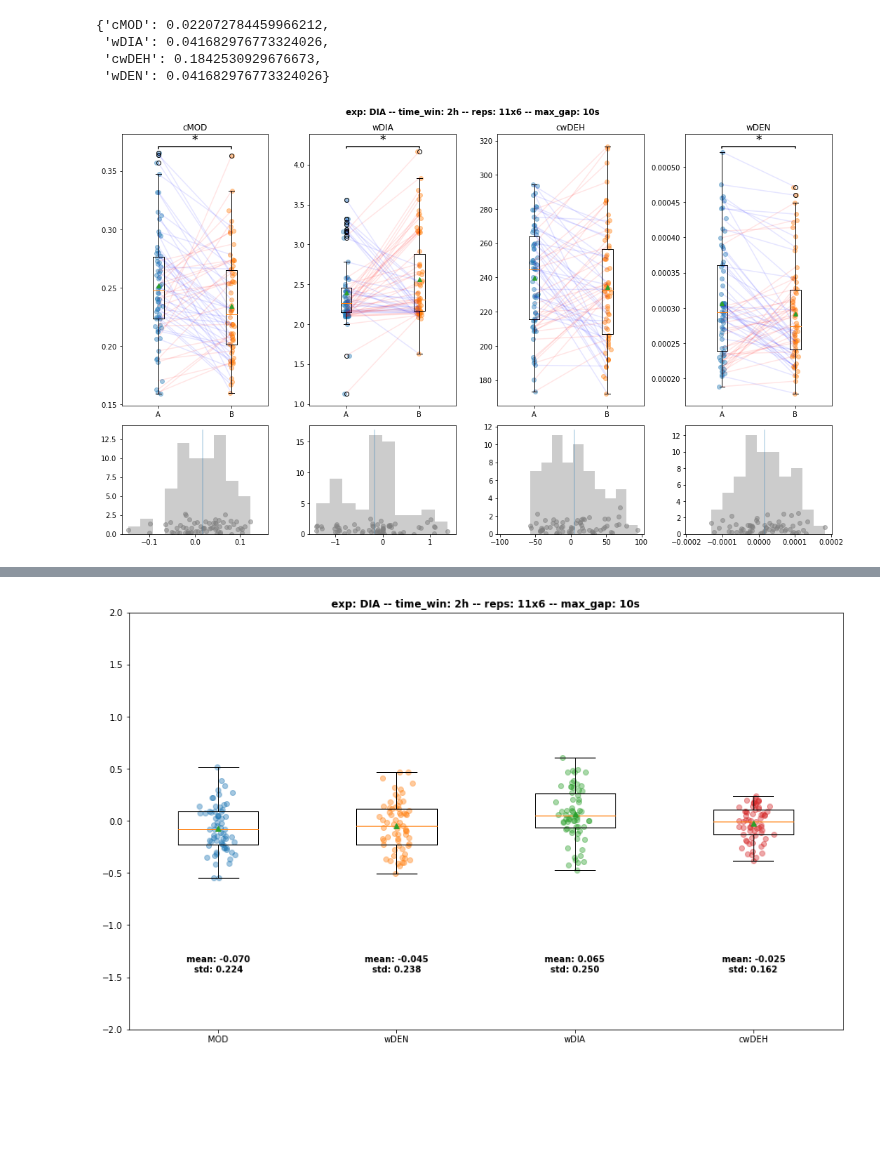
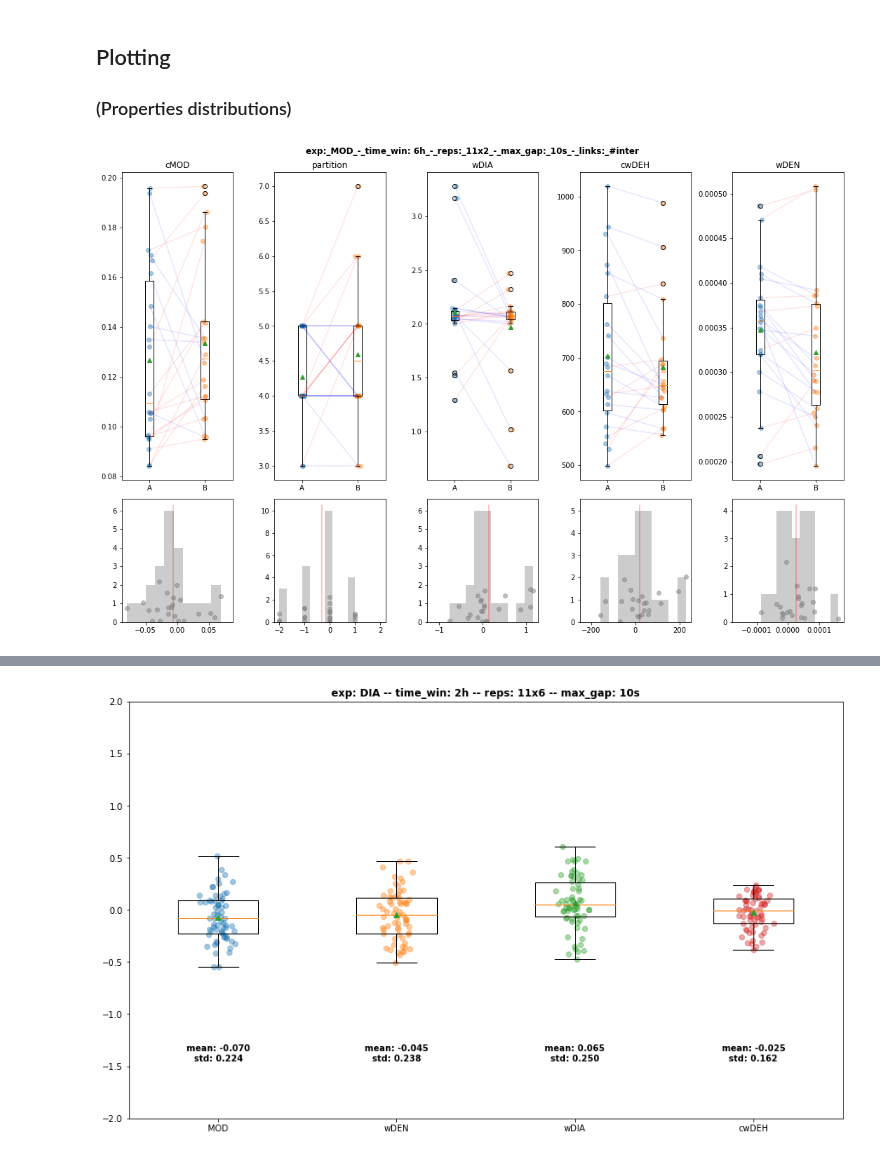
Before and after one commit to EnricoGavagnin/nest_topology_analysis, a Jupyter notebook: NTM_df_prop_processing.ipynb, the cells around one changed output, grey strips where cells are left out. Drawn from its saved outputs; the diff is of its cells as text; code cells hidden in the pictures; blank space fills up the shorter version.

```diff
--- a/NTM_df_prop_processing.ipynb
+++ b/NTM_df_prop_processing.ipynb
@@ -15,9 +24,9 @@ df = pd.read_pickle('data/prop_data_2_ni_NEST.pkl').drop_duplicates()
 # %%
 # --------- FILTERING ------------
 reps_discarded = [20,41]
-exp = 'DIA'
+exp = 'MOD'
 
-time_win = 2 #h
+time_win = 6 #h
 max_gap = 10 #s
 
 df_filt = df.loc[(df.time_win==3600 * time_win) &
@@ -32,4 +41,3 @@ rep_to_colony = {i: i for i in range(57)}
 
 # Export dataframe for stats
 df_filt.to_csv('NTM_df_stats.csv')
-df_filt
@@ -57,18 +53,17 @@ rm(list=ls())
 library(lme4)
 library(car)
 
-prop_list <- c('cMOD','wDIA','cwDEH','wDEN')
-dat <- read.csv("NTM_df_stats.csv",header=T,stringsAsFactors = F)
+prop_list <- c('cMOD','partition','wDIA','cwDEH','wDEN')
+dat <- read.csv("NTM_df_stats.csv", header=T, stringsAsFactors = F)
   # list of properties for the LMER test
 pv_list <- integer(0)
 
-print(dat$head)
 if (dat$time_win[1] == 12*3600){rf <- ' ~ exp +(1|rep)'}
     else{rf <- ' ~ exp +(1|rep)+(1|h)'}
 
 for (prop in prop_list){
     model <- lmer(formula(paste(prop,rf)), data = dat)
-    print(summary(model))
+    #print(summary(model))
     pv_list <- c(pv_list, as.numeric(Anova(model)["exp","Pr(>Chisq)"]))
 }
 
@@ -118,14 +86,16 @@ expDIAb -0.168
 # %%
 pv_dict = {prop_list[i]: pv_adj[i] for i in range(len(pv_adj))}
 pv_dict
+prop_list = list(pv_dict.keys())
-# %% [output]
-{'cMOD': 0.022072784459966212,
- 'wDIA': 0.041682976773324026,
- 'cwDEH': 0.1842530929676673,
- 'wDEN': 0.041682976773324026}
+# %% [markdown]
+## Plotting
+### (Properties distributions)
 # %%
+
 # Raw data specific property
-fig, axs = plt.subplots(2, len(prop_list), gridspec_kw={'height_ratios': [2.5, 1]})
+fig, axs = plt.subplots(2, len(prop_list),
+                        gridspec_kw={'height_ratios': [2.5, 1]},
+                        figsize=(15,10))
 
 for idx_p, p in enumerate(prop_list):
 
@@ -143,40 +113,51 @@ for idx_p, p in enumerate(prop_list):
         names.append(col)
         xs.append(np.random.normal(i + 1, 0.02, df_ab[col].values.shape[0]))  # adds jitter to the data points - can be adjusted
 
+    # box plot
+    box_plot = axs[0,idx_p].boxplot(vals, labels=names, showmeans=True)
 
-    box_plot = axs[0,idx_p].boxplot(vals, labels=names, showmeans=True)
+    # scatter plot
     for x, val in zip(xs, vals):
         axs[0, idx_p].scatter(x, val, alpha=0.4)
 
+    # step_line plot
     for idx_step_line in range(len(df_ab)):
         axs[0, idx_p].plot([1, 2], [df_ab.A.iloc[idx_step_line], df_ab.B.iloc[idx_step_line]], alpha=0.1,
                            color = 'r' if df_ab['A-B'].iloc[idx_step_line]<0 else 'b')
 
     means = df_ab.mean()
     stds =  df_ab.std()
-
     axs[0, idx_p].set_title(p)
 
     # statistical annotation
+
     if pv_dict[p]<=0.05:
-        stat_sign = '*' + (pv_dict[p]<=0.01)*'*' + (pv_dict[p]<=0.001)*'*' + (pv_dict[p]<=0.0001)*'*'
+        stat_sign = '*' + int(pv_dict[p]<=0.01)*'*' + int(pv_dict[p]<=0.001)*'*' + int(pv_dict[p]<=0.0001)*'*'
         x1, x2 = 1, 2   # columns 'Sat' and 'Sun' (first column: 0, see plt.xticks())
         mm =np.max(df_ab.max())
         y, h, col = 1.01*mm, 0.005*mm, 'k'
         axs[0, idx_p].plot([x1, x1, x2, x2], [y, y+h, y+h, y], lw=1.5, c=col)
         axs[0, idx_p].text((x1+x2)*.5, y+h, stat_sign, ha='center', va='bottom', color=col, fontsize=17)
 
+
+
     # Histogram of difference
     axs[1, idx_p].hist(df_ab['A-B'],alpha=0.4, color = 'gray')
     axs[1, idx_p].scatter(df_ab['A-B'], abs(np.random.normal(0, 1, df_ab['A-B'].values.shape[0])), color = 'gray', alpha = 0.5)
     axs[1, idx_p].set_xlim([-1.1*np.max(abs(df_ab['A-B'])), 1.1*np.max(abs(df_ab['A-B']))])
-    axs[1, idx_p].plot([df_ab['A-B'].mean(), df_ab['A-B'].mean()], [0, axs[1, idx_p].get_ylim()[1]], alpha = 0.3)
+    axs[1, idx_p].plot([df_ab['A-B'].mean(), df_ab['A-B'].mean()], [0, axs[1, idx_p].get_ylim()[1]], color='r', alpha = 0.3)
+    plt.tight_layout()
 
+link_type = ''
+if '_ni_' in data_file_name:
+    link_type = '_-_links:_#inter'
+elif '_ct_'in data_file_name:
+    link_type = '_-_links:_inter_duration'
 
-title = 'exp: ' + exp + ' -- time_win: ' + str(time_win) + 'h' + ' -- reps: ' + str(int(len(df_ab)*time_win/12)) + 'x' + str(int(12/time_win)) +  ' -- max_gap: ' + str(max_gap) + 's'
+title = 'exp:_' + exp + '_-_time_win: ' + str(time_win) + 'h' + '_-_reps:_' + str(int(len(df_ab)*time_win/12)) + 'x' + str(int(12/time_win)) +  '_-_max_gap:_' + str(max_gap) + 's' + link_type
 fig = plt.suptitle(title, fontweight="bold")
 plt.tight_layout()
-plt.savefig('plots/' + title + '_num_int.png')
+plt.savefig('plots/' + title + '.png', facecolor='white', transparent=False)
 plt.show()
 # %% [output]
-[figure, old version]
+[figure, new version]
```
Also changed, not shown: parts of 12 cells of this notebook, 13 other files.
